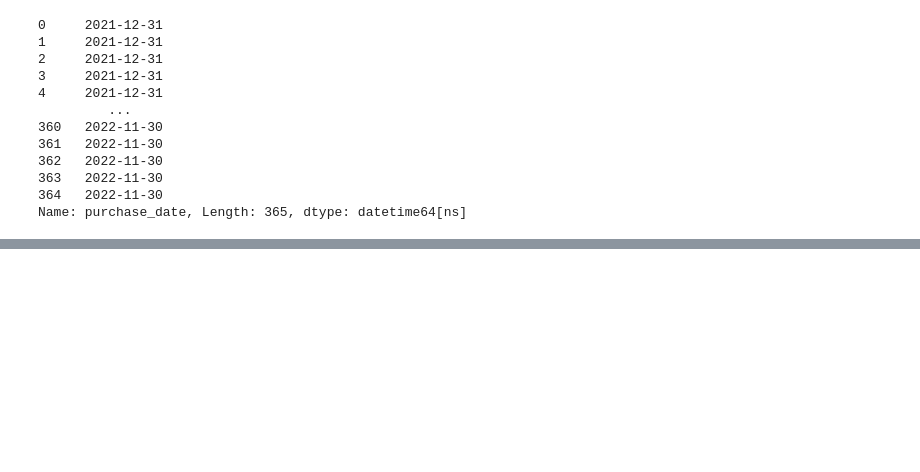
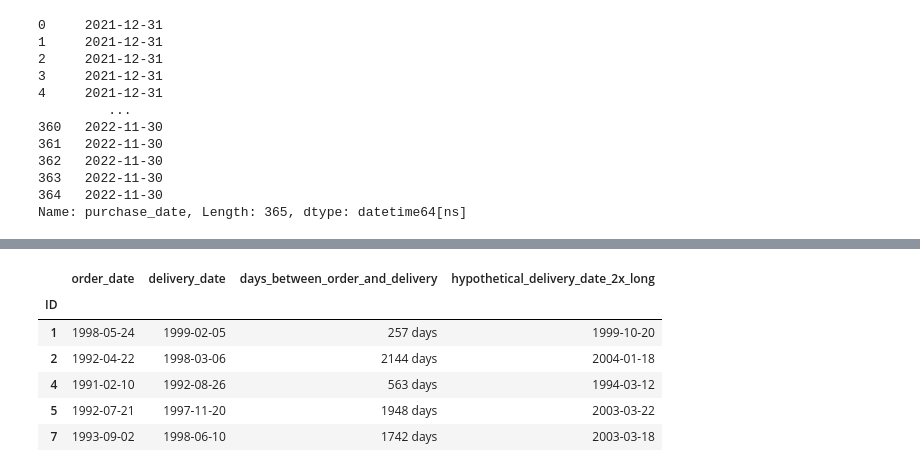
Before and after one commit to jack-cao-623/python_learning, a Jupyter notebook: pandas_dates_and_times.ipynb, the cells around one changed output, grey strips where cells are left out. Saved outputs shown, nothing was run; the diff lists cells and outputs as text; code cells hidden in the pictures; blank space fills up the shorter version.

```diff
--- a/pandas_dates_and_times.ipynb
+++ b/pandas_dates_and_times.ipynb
@@ -1206,0 +1239,6 @@ fake_df.tail()
+# %%
+ecommerce = pd.read_csv(
+    'https://raw.githubusercontent.com/jack-cao-623/python_learning/main/pandas/ecommerce.csv'
+)
+
+ecommerce.head()
@@ -1206,0 +1295,18 @@ fake_df.tail()
+# %%
+# what would hypothetical delivery date be if it took 2x as long to deliver?
+ecommerce['hypothetical_delivery_date_2x_long'] = (
+    ecommerce['delivery_date']
+      .add(ecommerce['days_between_order_and_delivery'])
+)
+
+# can add (or subtract) a timedelta to a timestamp to get a new timestamp
+
+ecommerce.head()
+# %% [output]
+|  | order_date | delivery_date | days_between_order_and_delivery | hypothetical_delivery_date_2x_long |
+| ID |  |  |  |  |
+| 1 | 1998-05-24 | 1999-02-05 | 257 days | 1999-10-20 |
+| 2 | 1992-04-22 | 1998-03-06 | 2144 days | 2004-01-18 |
+| 4 | 1991-02-10 | 1992-08-26 | 563 days | 1994-03-12 |
+| 5 | 1992-07-21 | 1997-11-20 | 1948 days | 2003-03-22 |
+| 7 | 1993-09-02 | 1998-06-10 | 1742 days | 2003-03-18 |
```
Also changed, not shown: parts of 45 cells of this notebook.
